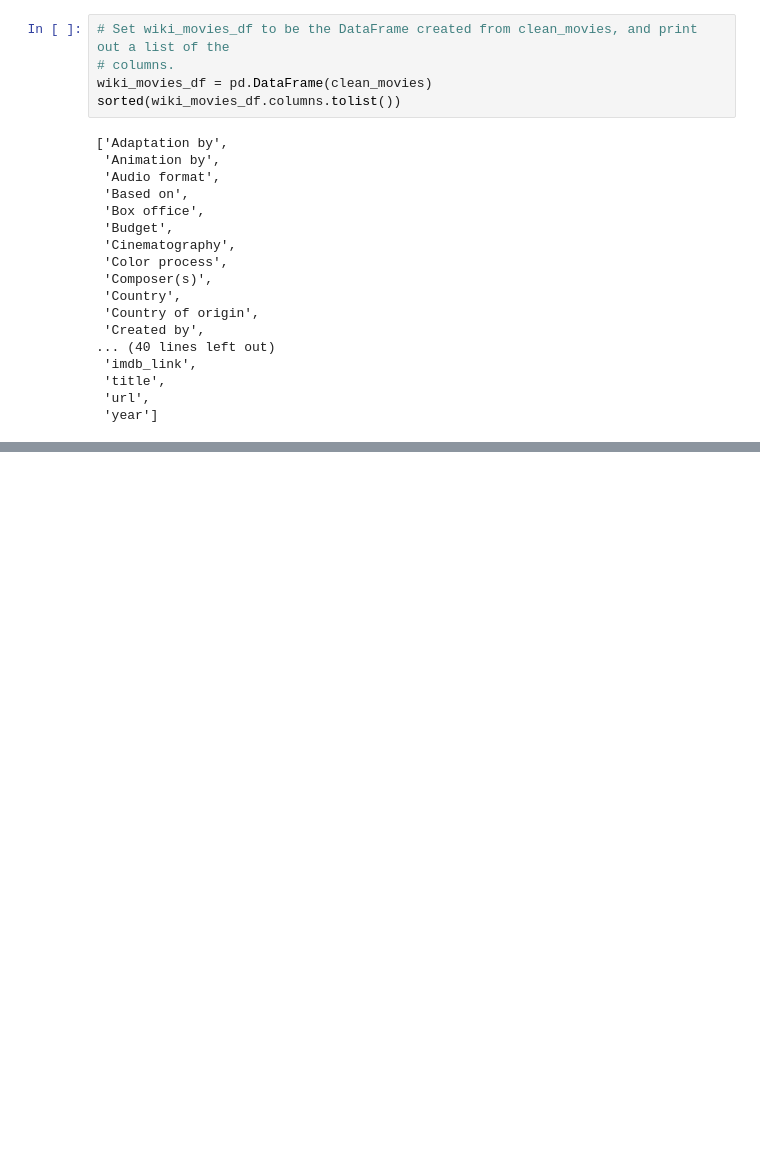
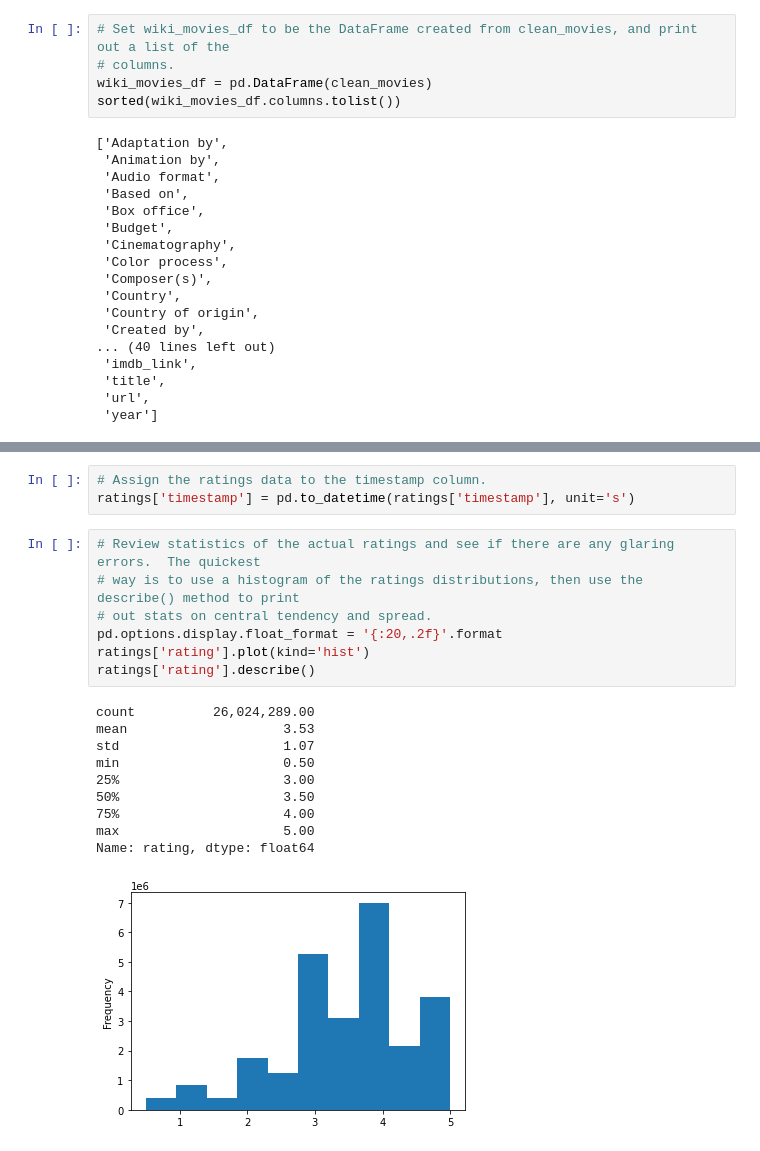
Before and after one commit to CFarnsy/Movies-ETL, a Jupyter notebook: Movies3.ipynb, the cells around one changed output, grey strips where cells are left out. Saved outputs shown, nothing was run; the diff lists cells and outputs as text; blank space fills up the shorter version.

```diff
--- a/Movies3.ipynb
+++ b/Movies3.ipynb
@@ -463,0 +1174,21 @@ sorted(wiki_movies_df.columns.tolist())
+# %%
+# Assign the ratings data to the timestamp column.
+ratings['timestamp'] = pd.to_datetime(ratings['timestamp'], unit='s')
+# %%
+# Review statistics of the actual ratings and see if there are any glaring errors.  The quickest
+# way is to use a histogram of the ratings distributions, then use the describe() method to print
+# out stats on central tendency and spread.
+pd.options.display.float_format = '{:20,.2f}'.format
+ratings['rating'].plot(kind='hist')
+ratings['rating'].describe()
+# %% [output]
+count          26,024,289.00
+mean                    3.53
+std                     1.07
+min                     0.50
+25%                     3.00
+50%                     3.50
+75%                     4.00
+max                     5.00
+Name: rating, dtype: float64
+[figure, added]
```
Also changed, not shown: parts of 69 cells of this notebook.
